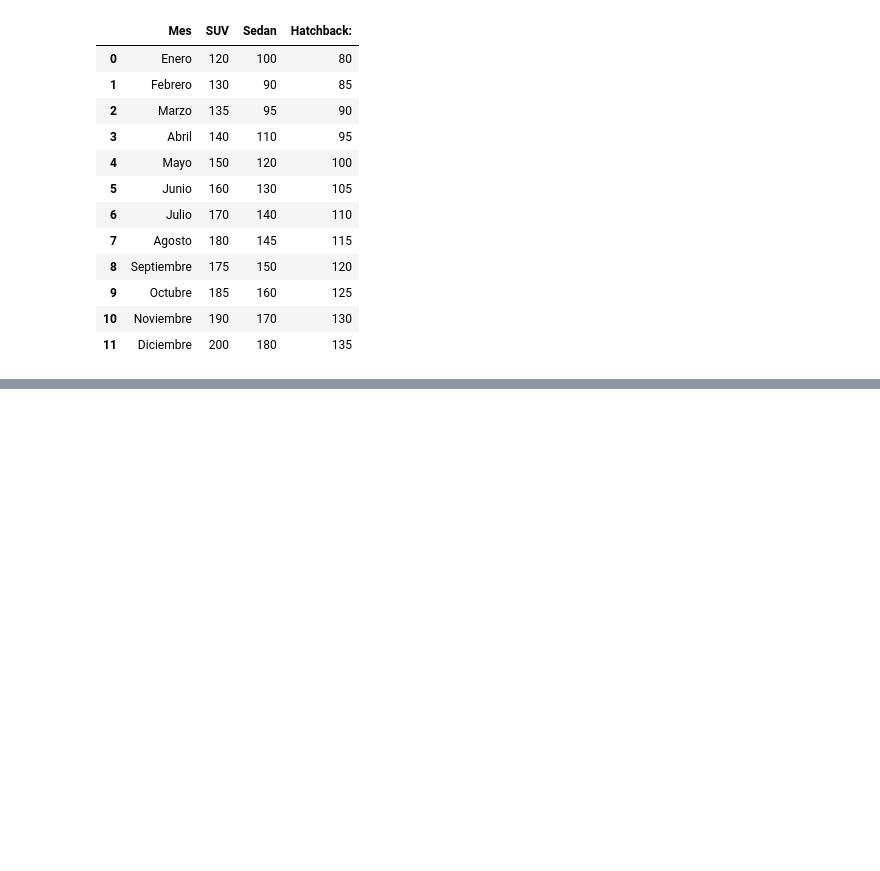
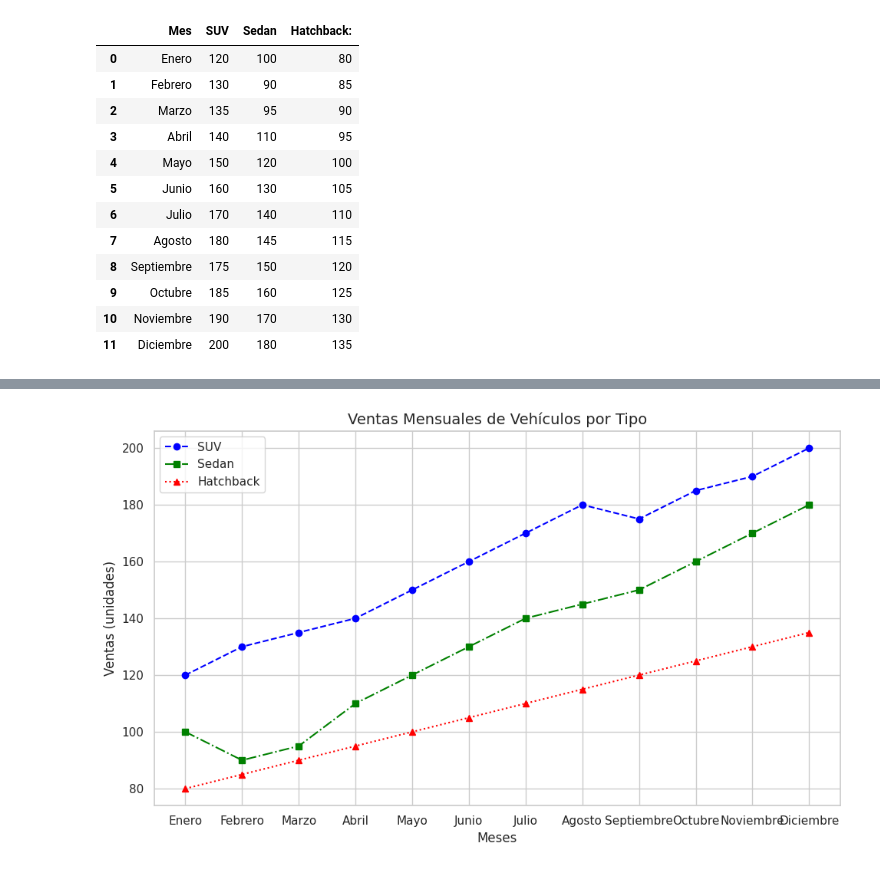
Before and after one commit to lmerasoc/Analisis-de-datos-Bootcamp, a Jupyter notebook: Lab_8_Lina_eraso.ipynb, the cells around one changed output, grey strips where cells are left out. Saved outputs shown, nothing was run; the diff lists cells and outputs as text; code cells hidden in the pictures; blank space fills up the shorter version.

```diff
--- a/Lab_8_Lina_eraso.ipynb
+++ b/Lab_8_Lina_eraso.ipynb
@@ -284,0 +311,33 @@ plt.show()
+# %%
+import seaborn as sns
+import matplotlib.pyplot as plt
+import pandas as pd
+
+# Crear el DataFrame con los datos de ventas mensuales por tipo de vehículo
+
+datos = pd.DataFrame({
+'Mes': ['Enero', 'Febrero', 'Marzo', 'Abril', 'Mayo', 'Junio', 'Julio', 'Agosto', 'Septiembre', 'Octubre', 'Noviembre', 'Diciembre'],
+'SUV': [120, 130, 135, 140, 150, 160, 170, 180, 175, 185, 190, 200],
+'Sedan': [100, 90, 95, 110, 120, 130, 140, 145, 150, 160, 170, 180],
+'Hatchback': [80, 85, 90, 95, 100, 105, 110, 115, 120, 125, 130, 135]
+})
+
+# Configurar el estilo de Seaborn
+sns.set(style="whitegrid")
+plt.figure(figsize=(10, 6))
+
+# Crear el gráfico de líneas con Matplotlib
+plt.plot(datos['Mes'], datos['SUV'], label='SUV', marker='o', color='blue', linestyle='--')
+plt.plot(datos['Mes'], datos['Sedan'], label='Sedan', marker='s', color='green', linestyle='-.')
+plt.plot(datos['Mes'],	datos['Hatchback'],	label='Hatchback',	marker='^',	color='red', linestyle=':')
+
+# Personalizar el gráfico con títulos y etiquetas
+plt.title('Ventas Mensuales de Vehículos por Tipo', fontsize=14)
+plt.xlabel('Meses', fontsize=12)
+plt.ylabel('Ventas (unidades)', fontsize=12)
+
+plt.legend()
+plt.tight_layout()
+plt.show()
+# %% [output]
+[figure, added]
```
Also changed, not shown: parts of 4 cells of this notebook.
